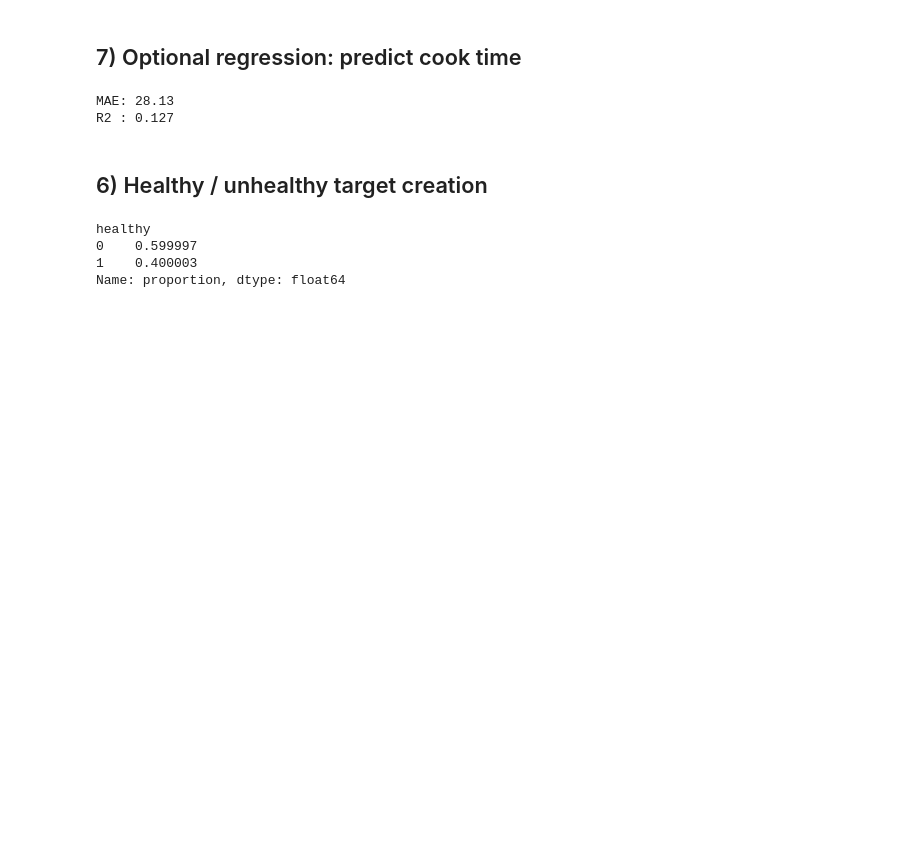
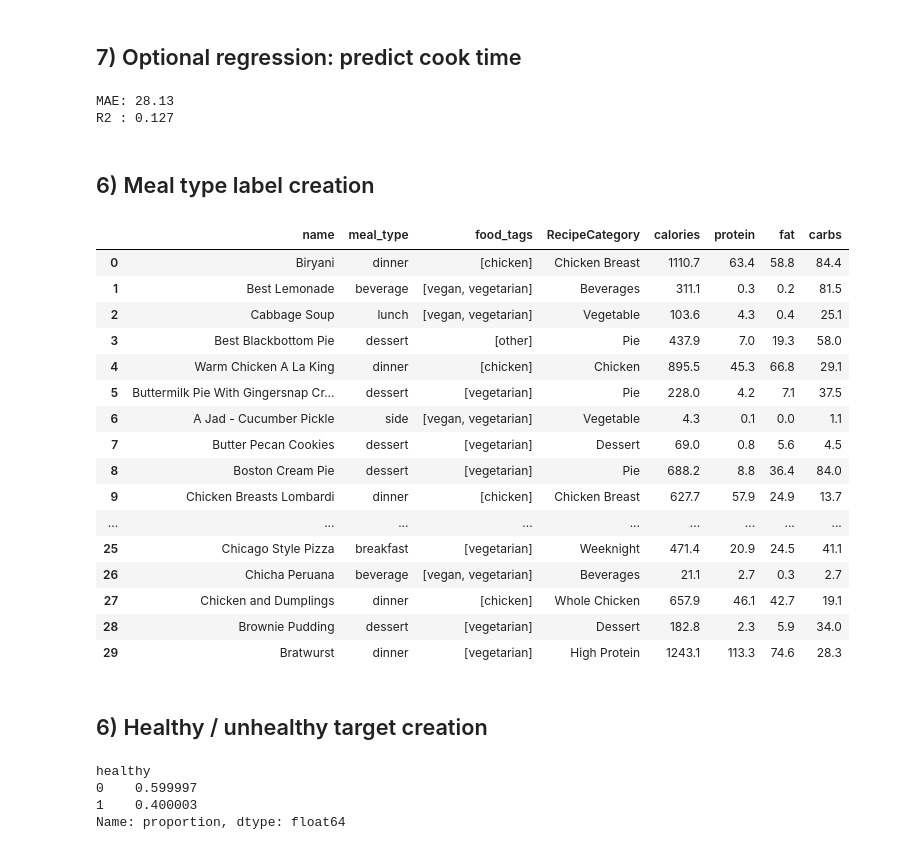
Before and after one commit to magedbekheet/macrochefai, a Jupyter notebook: macrochefai_notebook.ipynb, the cells around one changed output. Drawn from its saved outputs; the diff is of its cells as text; code cells hidden in the pictures; blank space fills up the shorter version.

Commit message:
Add meal type classification feature

```diff
--- a/macrochefai_notebook.ipynb
+++ b/macrochefai_notebook.ipynb
@@ -768,3 +771,5 @@ print("R2 :", round(r2_score(yr_test, yr_pred), 3))
 # %% [output]
 MAE: 28.13
 R2 : 0.127
+# %% [markdown]
+## 6) Meal type label creation
@@ -771,3 +869,28 @@ R2 : 0.127
+# %%
+# Checking results
+important_cols = ['name', 'meal_type', 'food_tags', 'RecipeCategory',
+                  'calories', 'protein', 'fat', 'carbs']
+
+# Show 20 samples
+display(df[important_cols].head(20))
+# %% [output]
+|  | name | meal_type | food_tags | RecipeCategory | calories | protein | fat | carbs |
+| 0 | Biryani | dinner | [chicken] | Chicken Breast | 1110.7 | 63.4 | 58.8 | 84.4 |
+| 1 | Best Lemonade | beverage | [vegan, vegetarian] | Beverages | 311.1 | 0.3 | 0.2 | 81.5 |
+| 2 | Cabbage Soup | lunch | [vegan, vegetarian] | Vegetable | 103.6 | 4.3 | 0.4 | 25.1 |
+| 3 | Best Blackbottom Pie | dessert | [other] | Pie | 437.9 | 7.0 | 19.3 | 58.0 |
+| 4 | Warm Chicken A La King | dinner | [chicken] | Chicken | 895.5 | 45.3 | 66.8 | 29.1 |
+| 5 | Buttermilk Pie With Gingersnap Cr... | dessert | [vegetarian] | Pie | 228.0 | 4.2 | 7.1 | 37.5 |
+| 6 | A Jad - Cucumber Pickle | side | [vegan, vegetarian] | Vegetable | 4.3 | 0.1 | 0.0 | 1.1 |
+| 7 | Butter Pecan Cookies | dessert | [vegetarian] | Dessert | 69.0 | 0.8 | 5.6 | 4.5 |
+| 8 | Boston Cream Pie | dessert | [vegetarian] | Pie | 688.2 | 8.8 | 36.4 | 84.0 |
+| 9 | Chicken Breasts Lombardi | dinner | [chicken] | Chicken Breast | 627.7 | 57.9 | 24.9 | 13.7 |
+| ... | ... | ... | ... | ... | ... | ... | ... | ... |
+| 25 | Chicago Style Pizza | breakfast | [vegetarian] | Weeknight | 471.4 | 20.9 | 24.5 | 41.1 |
+| 26 | Chicha Peruana | beverage | [vegan, vegetarian] | Beverages | 21.1 | 2.7 | 0.3 | 2.7 |
+| 27 | Chicken and Dumplings | dinner | [chicken] | Whole Chicken | 657.9 | 46.1 | 42.7 | 19.1 |
+| 28 | Brownie Pudding | dessert | [vegetarian] | Dessert | 182.8 | 2.3 | 5.9 | 34.0 |
+| 29 | Bratwurst | dinner | [vegetarian] | High Protein | 1243.1 | 113.3 | 74.6 | 28.3 |
 # %% [markdown]
 ## 6) Healthy / unhealthy target creation
 # %%
```
Also changed, not shown: parts of 3 cells of this notebook.
